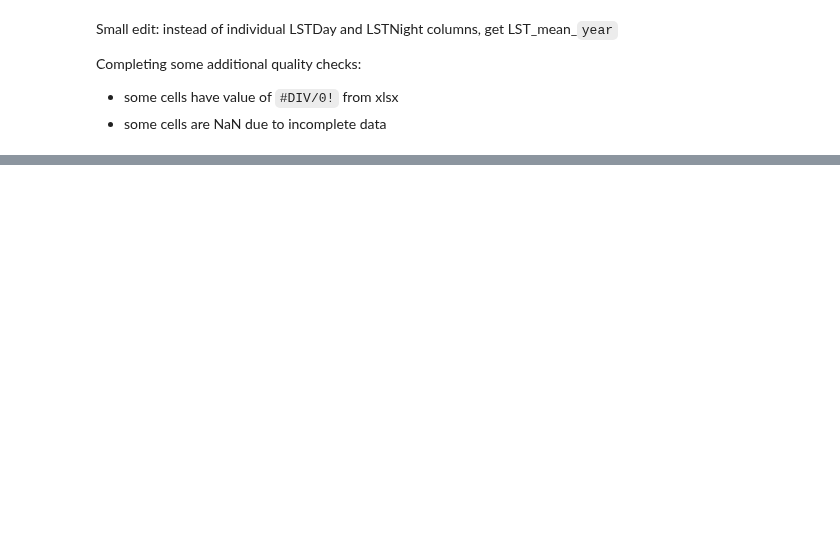
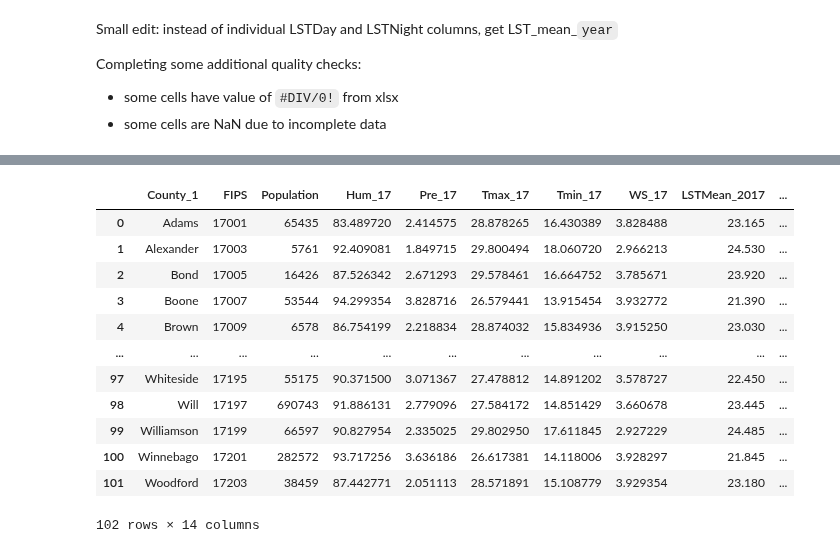
Before and after one commit to Amoreno73/wnv_embeddings, a Jupyter notebook: notebooks/true-data-shap-ranking.ipynb, the cells around one changed output, grey strips where cells are left out. Cells and saved outputs as stored; diff of their text form; code cells hidden in the pictures; blank space fills up the shorter version.

```diff
--- a/notebooks/true-data-shap-ranking.ipynb
+++ b/notebooks/true-data-shap-ranking.ipynb
@@ -325,0 +542,4 @@ df_curr
+# %%
+for df in dfs:
+  print(df.shape)
+  print(df.describe())
@@ -325,0 +864,34 @@ df_curr
+# %%
+# fixing shape issue
+# keep consistent target col across dfs
+clean_dfs = []
+
+idx = 0
+year = 2017
+for df in dfs:
+	df_year = dfs[idx]
+
+	# -- SET TARGET COLUMN --
+	df_year["target"] = df_year[f"Cases_normalized_{year}"]
+	df_year = df_year.drop(columns=[f"Cases_normalized_{year}"])
+
+	clean_dfs.append(df_year)
+
+	idx += 1
+	year += 1
+# %%
+clean_dfs[0]
+# %% [output]
+|  | County_1 | FIPS | Population | Hum_17 | Pre_17 | Tmax_17 | Tmin_17 | WS_17 | LSTMean_2017 | ... |
+| 0 | Adams | 17001 | 65435 | 83.489720 | 2.414575 | 28.878265 | 16.430389 | 3.828488 | 23.165 | ... |
+| 1 | Alexander | 17003 | 5761 | 92.409081 | 1.849715 | 29.800494 | 18.060720 | 2.966213 | 24.530 | ... |
+| 2 | Bond | 17005 | 16426 | 87.526342 | 2.671293 | 29.578461 | 16.664752 | 3.785671 | 23.920 | ... |
+| 3 | Boone | 17007 | 53544 | 94.299354 | 3.828716 | 26.579441 | 13.915454 | 3.932772 | 21.390 | ... |
+| 4 | Brown | 17009 | 6578 | 86.754199 | 2.218834 | 28.874032 | 15.834936 | 3.915250 | 23.030 | ... |
+| ... | ... | ... | ... | ... | ... | ... | ... | ... | ... | ... |
+| 97 | Whiteside | 17195 | 55175 | 90.371500 | 3.071367 | 27.478812 | 14.891202 | 3.578727 | 22.450 | ... |
+| 98 | Will | 17197 | 690743 | 91.886131 | 2.779096 | 27.584172 | 14.851429 | 3.660678 | 23.445 | ... |
+| 99 | Williamson | 17199 | 66597 | 90.827954 | 2.335025 | 29.802950 | 17.611845 | 2.927229 | 24.485 | ... |
+| 100 | Winnebago | 17201 | 282572 | 93.717256 | 3.636186 | 26.617381 | 14.118006 | 3.928297 | 21.845 | ... |
+| 101 | Woodford | 17203 | 38459 | 87.442771 | 2.051113 | 28.571891 | 15.108779 | 3.929354 | 23.180 | ... |
+102 rows × 14 columns
```
Also changed, not shown: parts of 47 cells of this notebook, 45 other files.
